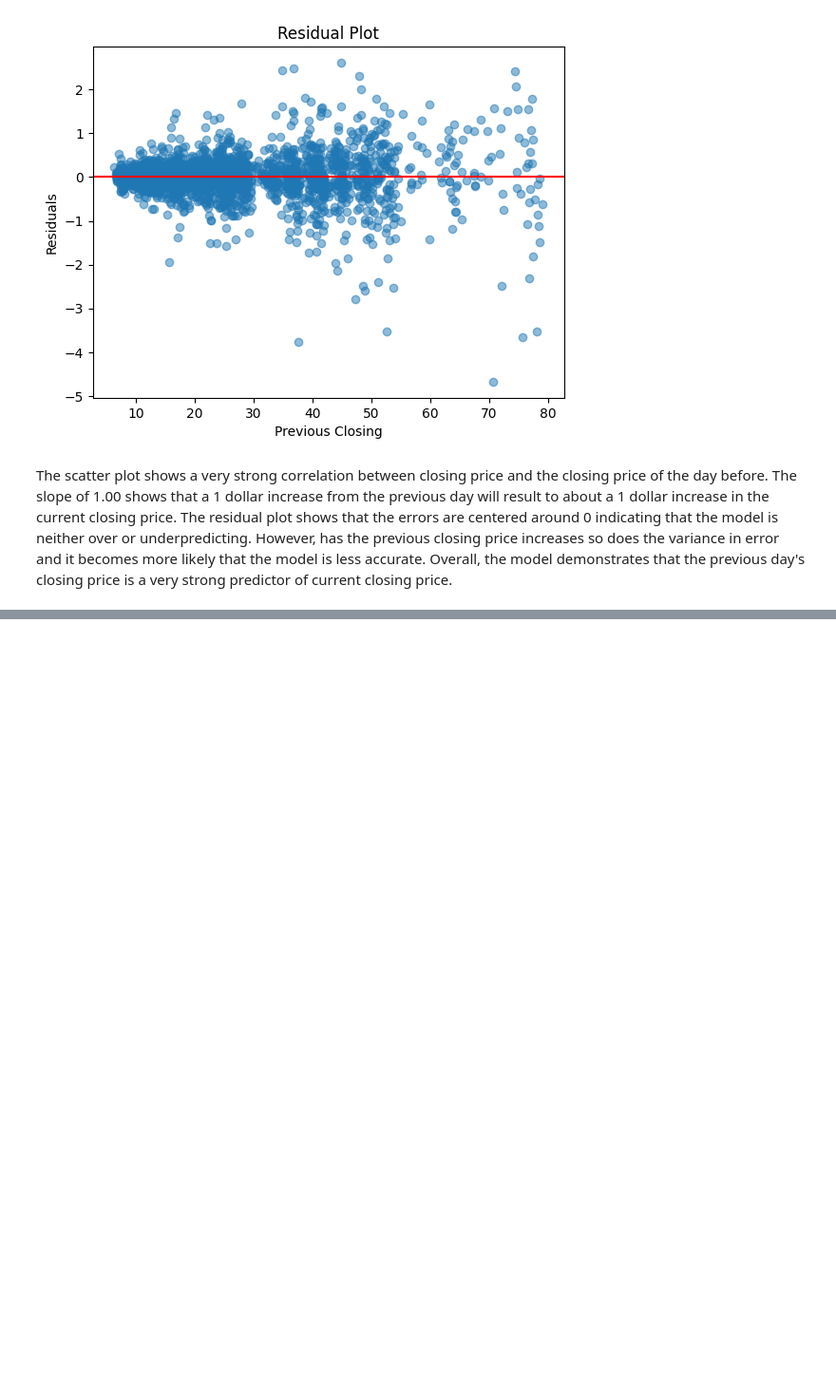
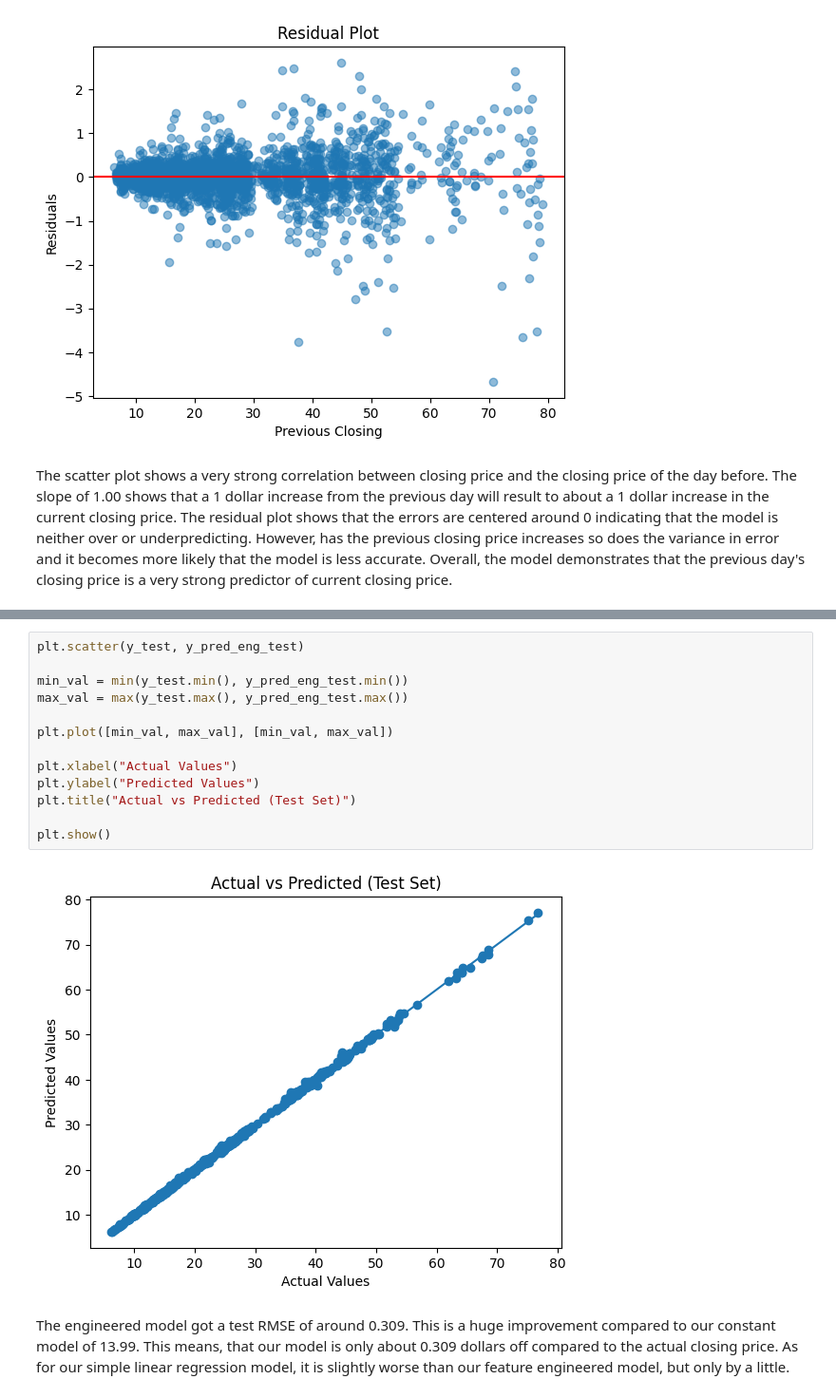
Before and after one commit to omal0/CS577-AppleStock, a Jupyter notebook: Assignments/Final.ipynb, the cells around one changed output, grey strips where cells are left out. Shown at 95% size. Saved outputs shown, nothing was run; the diff lists cells and outputs as text; blank space fills up the shorter version.

```diff
--- a/Assignments/Final.ipynb
+++ b/Assignments/Final.ipynb
@@ -201,0 +280,17 @@ The scatter plot shows a very strong correlation between closing price and the c
+# %%
+plt.scatter(y_test, y_pred_eng_test)
+
+min_val = min(y_test.min(), y_pred_eng_test.min())
+max_val = max(y_test.max(), y_pred_eng_test.max())
+
+plt.plot([min_val, max_val], [min_val, max_val])
+
+plt.xlabel("Actual Values")
+plt.ylabel("Predicted Values")
+plt.title("Actual vs Predicted (Test Set)")
+
+plt.show()
+# %% [output]
+[figure, added]
+# %% [markdown]
+The engineered model got a test RMSE of around 0.309. This is a huge improvement compared to our constant model of 13.99. This means, that our model is only about 0.309 dollars off compared to the actual closing price. As for our simple linear regression model, it is slightly worse than our feature engineered model, but only by a little.
```
Also changed, not shown: parts of 11 cells of this notebook, 2 other files.
